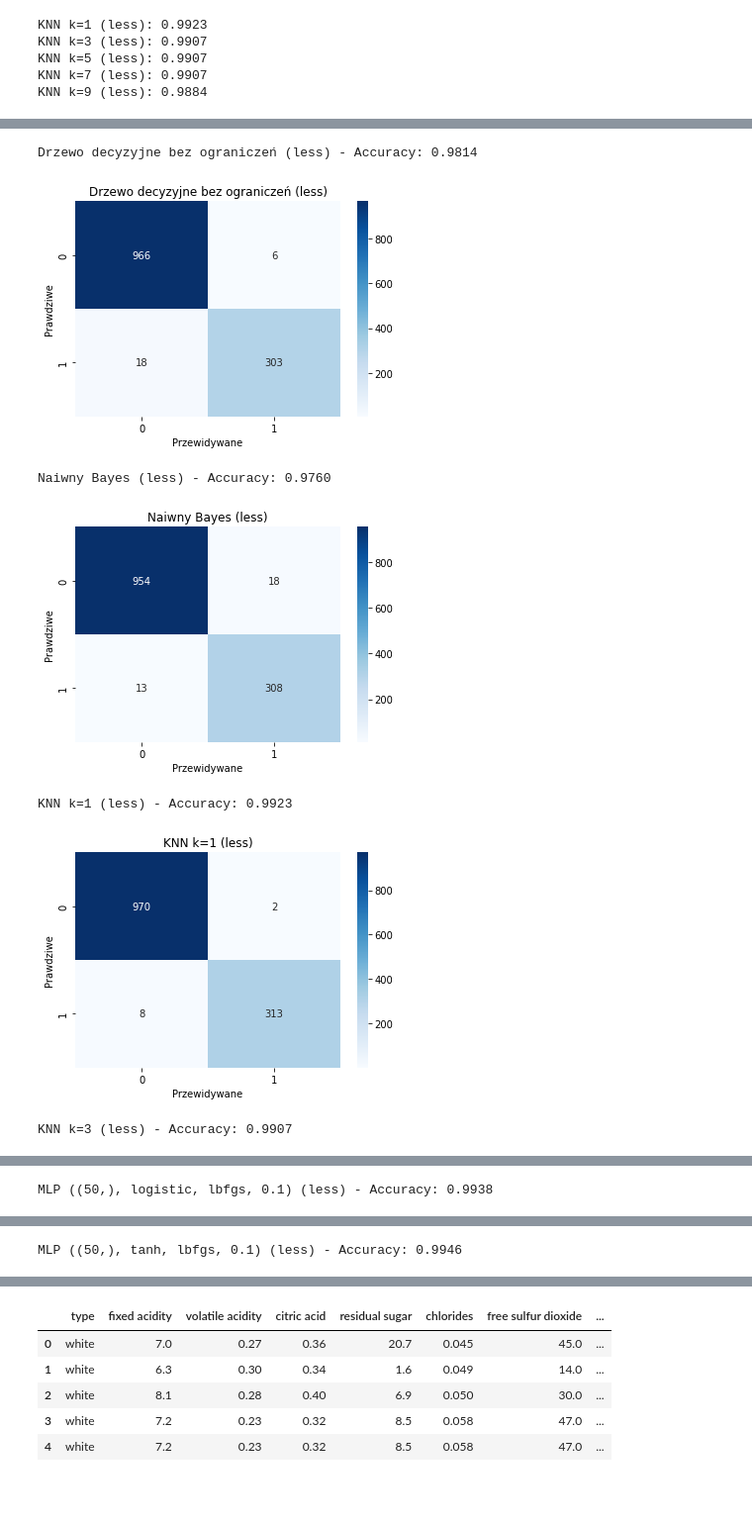
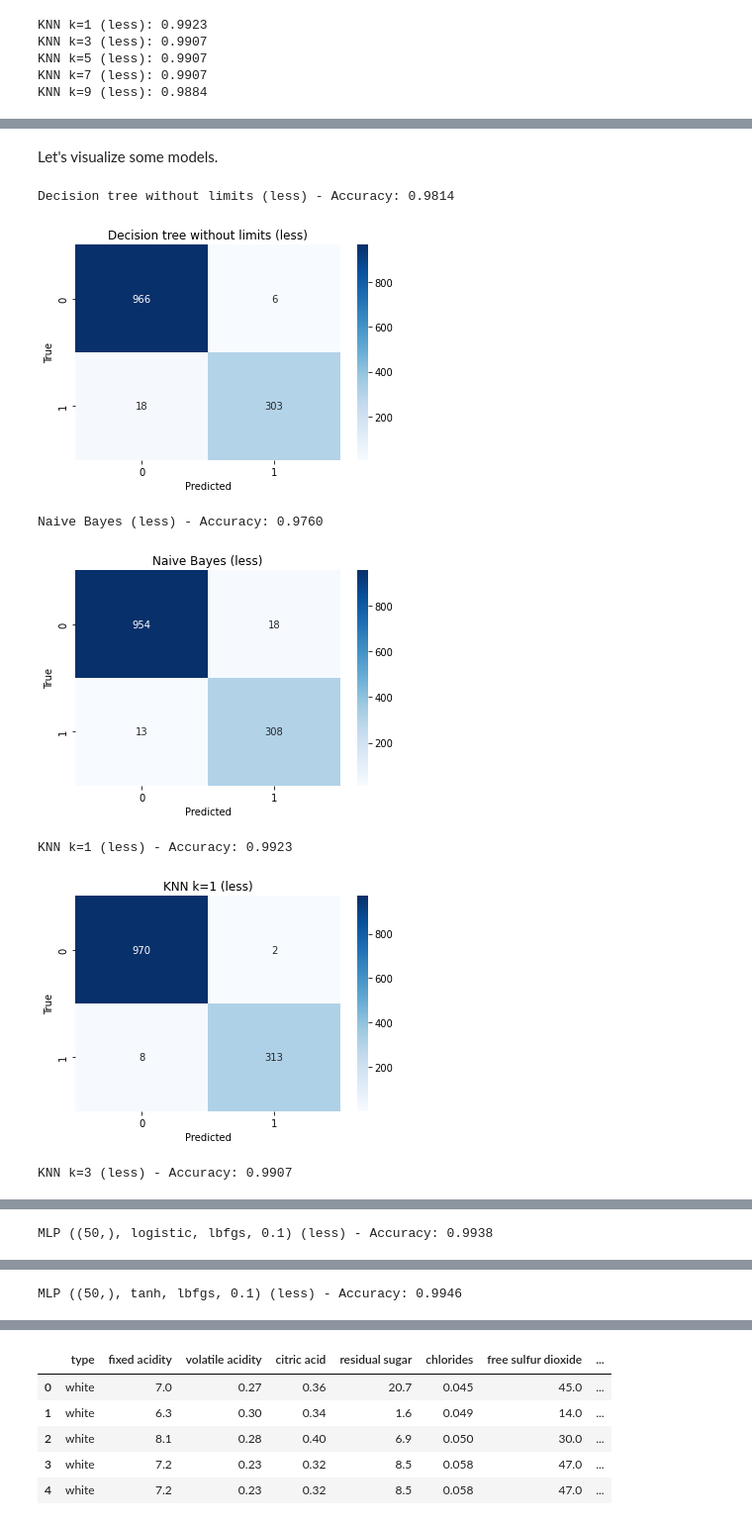
Before and after one commit to KSchlagowski/WineClassifier, a Jupyter notebook: Wine Classifier Notebook.ipynb, the cells around one changed output, grey strips where cells are left out. Shown at 99% size. Saved outputs shown, nothing was run; the diff lists cells and outputs as text; code cells hidden in the pictures; blank space fills up the shorter version.

```diff
--- a/Wine Classifier Notebook.ipynb
+++ b/Wine Classifier Notebook.ipynb
@@ -203,13 +203,13 @@ Wersja bardziej przetworzona
 # %%
-# Drzewo decyzyjne z przyciętymi gałęziami
+# Decision tree with pruned branches
 dt_more_pruned = DecisionTreeClassifier(max_depth=3, random_state=269402)
 dt_more_pruned.fit(X_train_more, y_train_more)
 classifiers.append(dt_more_pruned)
-names.append(f"Drzewo decyzyjne z przyciętymi gałęziami (more)")
+names.append(f"Decision tree with pruned branches (more)")
 
-# Drzewo decyzyjne większe (bez ograniczenia głębokości)
+# Larger decision tree (no depth limit)
 dt_more_large = DecisionTreeClassifier(random_state=269402)
 dt_more_large.fit(X_train_more, y_train_more)
 classifiers.append(dt_more_large)
-names.append(f"Drzewo decyzyjne bez ograniczeń (more)");
+names.append(f"Decision tree without limits (more)");
 # %% [markdown]
@@ -220,4 +220,4 @@ Wersja mniej przetworzona
 nb_less = GaussianNB()
 nb_less.fit(X_train_less, y_train_less)
 classifiers.append(nb_less)
-names.append(f"Naiwny Bayes (less)");
+names.append(f"Naive Bayes (less)");
@@ -227,5 +227,5 @@ Wersja bardziej przetworzona
 nb_more = GaussianNB()
 nb_more.fit(X_train_more, y_train_more)
 classifiers.append(nb_more)
-names.append(f"Naiwny Bayes (more)");
+names.append(f"Naive Bayes (more)");
 # %% [markdown]
@@ -384,31 +382,33 @@ Zwizualizujmy kilka modeli.
+# %% [markdown]
+Let's visualize some models.
 # %%
 keysToShow = ["MLP ((50,), tanh, lbfgs, 0.1) (less)", "MLP ((50,), logistic, lbfgs, 0.1) (less)", "KNN k=1 (less)",
-              "KNN k=3 (less)", "Drzewo decyzyjne bez ograniczeń (less)", "Naiwny Bayes (less)"]
+              "KNN k=3 (less)", "Decision tree without limits (less)", "Naive Bayes (less)"]
 dictfilt = lambda x, y: dict([ (i,x[i]) for i in x if i in set(y) ])
 someOfBestResults = dictfilt(results, keysToShow)
 # %%
 def plot_confusion_matrix_custom(cm, title='Confusion matrix'):
     sns.heatmap(cm, annot=True, cmap='Blues', fmt='d')
-    plt.ylabel('Prawdziwe')
-    plt.xlabel('Przewidywane')
+    plt.ylabel('True')
+    plt.xlabel('Predicted')
     plt.title(title)
     plt.show()
 
 for clf, name in zip(classifiers, names):
     for resultName in someOfBestResults.keys():
         if resultName == name:
             y_pred = clf.predict(X_test_less)
             accuracy = accuracy_score(y_test_less, y_pred)
             print(f"{name} - Accuracy: {accuracy:.4f}")
 
-            # Wizualizacja macierzy błędów
+            # Visualization of the error matrix
             matrix = confusion_matrix(y_test_less, y_pred)
             plot_confusion_matrix_custom(matrix, title=name)
 # %% [output]
-Drzewo decyzyjne bez ograniczeń (less) - Accuracy: 0.9814
+Decision tree without limits (less) - Accuracy: 0.9814
-[figure, old version]
+[figure, new version]
-Naiwny Bayes (less) - Accuracy: 0.9760
+Naive Bayes (less) - Accuracy: 0.9760
-[figure, old version]
+[figure, new version]
 KNN k=1 (less) - Accuracy: 0.9923
-[figure, old version]
+[figure, new version]
 KNN k=3 (less) - Accuracy: 0.9907
```
Also changed, not shown: parts of 104 cells of this notebook.
